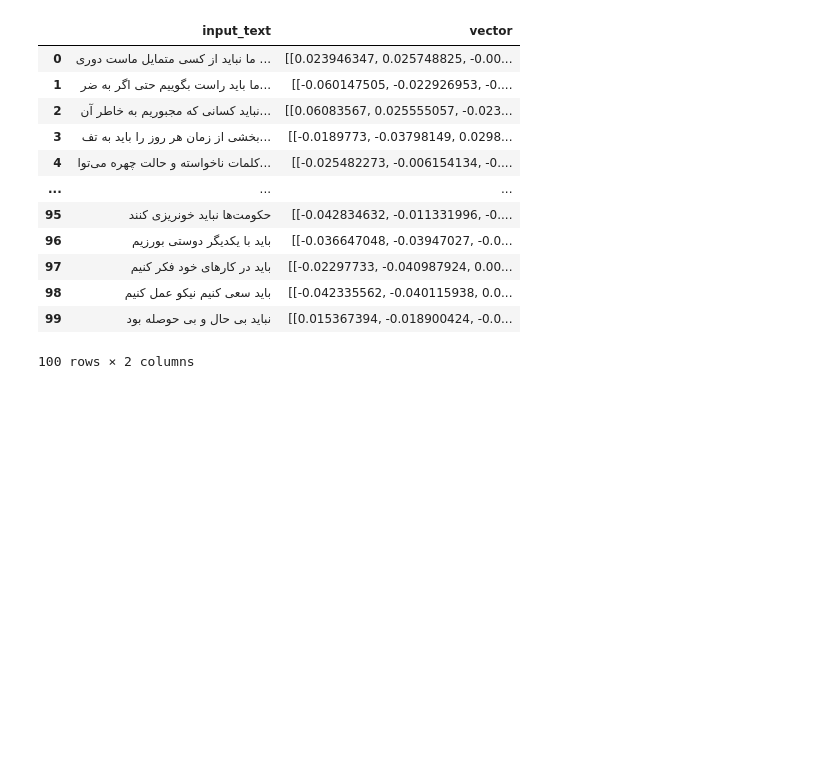
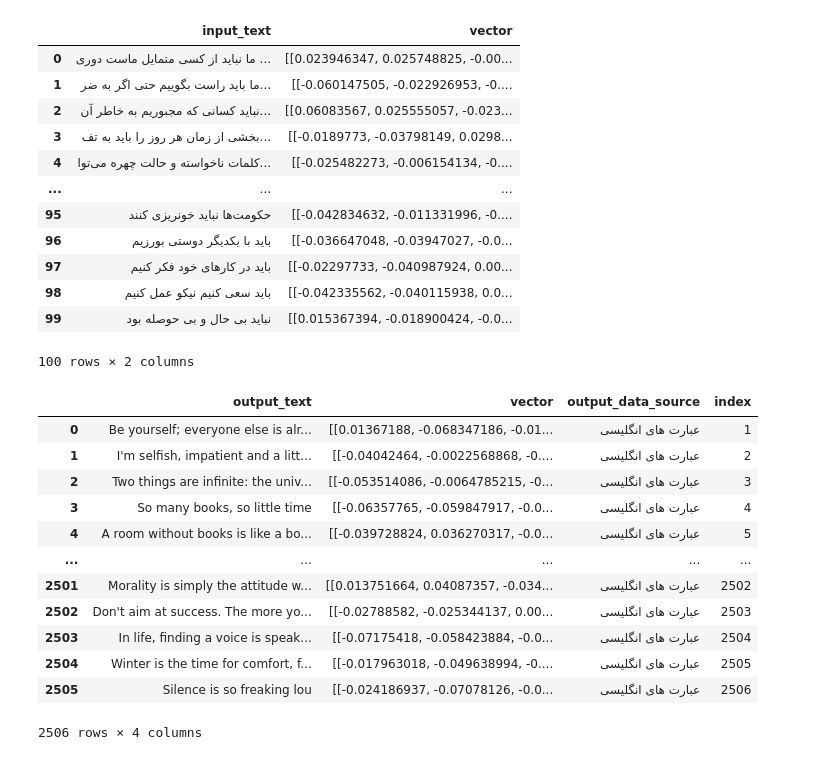
Before and after one commit to Mohamadrezakamali/text-enrich, a Jupyter notebook: LaBSE.ipynb, the cells around one changed output. Saved outputs shown, nothing was run; the diff lists cells and outputs as text; code cells hidden in the pictures; blank space fills up the shorter version.

Commit message:
add output pair for LaBSE model

```diff
--- a/LaBSE.ipynb
+++ b/LaBSE.ipynb
@@ -182,14 +182,30 @@ input_table
 | 99 | نباید بی حال و بی حوصله بود | [[0.015367394, -0.018900424, -0.0... |
 100 rows × 2 columns
 # %%
-columns = ["output_text" , "vector"]
-output_table = pd.DataFrame([], columns=columns)
+columns = ["output_text" , "vector","output_data_source","index"]
+output_table1 = pd.DataFrame([], columns=columns)
 f = open('/content/quotes.jsonl')
 # quotes = json.load(f)
 quotes = [json.loads(jline) for jline in f.read().splitlines()]
 # print(quotes)
 for i in range(len(quotes)):
-    output_table = output_table.append({'output_text':quotes[i]["quote"][1:-2],'vector':[embedder.encode(quotes[i]["quote"][1:-2])]}, ignore_index = True)
+    output_table1 = output_table1.append({'output_text':quotes[i]["quote"][1:-2],'vector':[embedder.encode(quotes[i]["quote"][1:-2])],"output_data_source":"عبارت های انگلیسی ","index":i+1}, ignore_index = True)
 
 f.close()
+# %%
+output_table1
+# %% [output]
+|  | output_text | vector | output_data_source | index |
+| 0 | Be yourself; everyone else is alr... | [[0.01367188, -0.068347186, -0.01... | عبارت های انگلیسی | 1 |
+| 1 | I'm selfish, impatient and a litt... | [[-0.04042464, -0.0022568868, -0.... | عبارت های انگلیسی | 2 |
+| 2 | Two things are infinite: the univ... | [[-0.053514086, -0.0064785215, -0... | عبارت های انگلیسی | 3 |
+| 3 | So many books, so little time | [[-0.06357765, -0.059847917, -0.0... | عبارت های انگلیسی | 4 |
+| 4 | A room without books is like a bo... | [[-0.039728824, 0.036270317, -0.0... | عبارت های انگلیسی | 5 |
+| ... | ... | ... | ... | ... |
+| 2501 | Morality is simply the attitude w... | [[0.013751664, 0.04087357, -0.034... | عبارت های انگلیسی | 2502 |
+| 2502 | Don't aim at success. The more yo... | [[-0.02788582, -0.025344137, 0.00... | عبارت های انگلیسی | 2503 |
+| 2503 | In life, finding a voice is speak... | [[-0.07175418, -0.058423884, -0.0... | عبارت های انگلیسی | 2504 |
+| 2504 | Winter is the time for comfort, f... | [[-0.017963018, -0.049638994, -0.... | عبارت های انگلیسی | 2505 |
+| 2505 | Silence is so freaking lou | [[-0.024186937, -0.07078126, -0.0... | عبارت های انگلیسی | 2506 |
+2506 rows × 4 columns
 # %%
```
Also changed, not shown: parts of 21 cells of this notebook.
